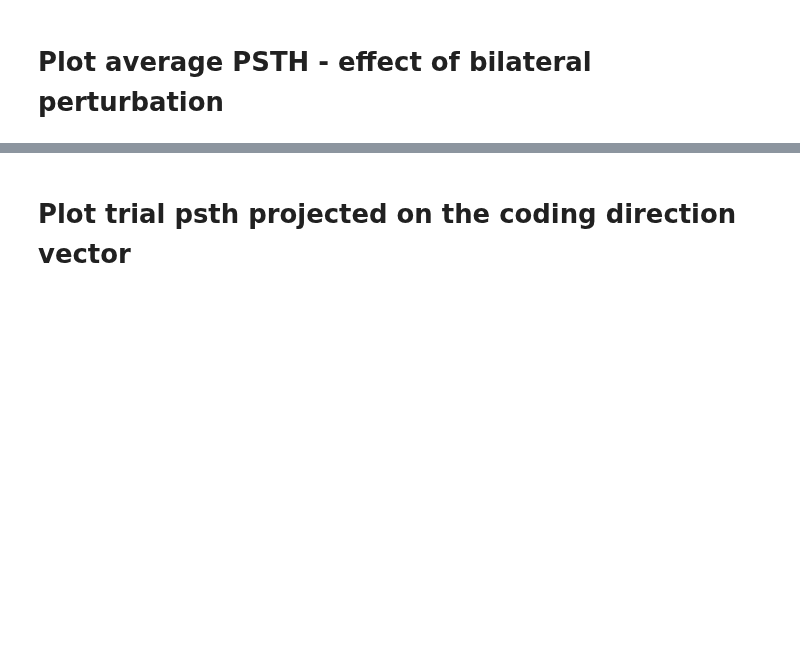
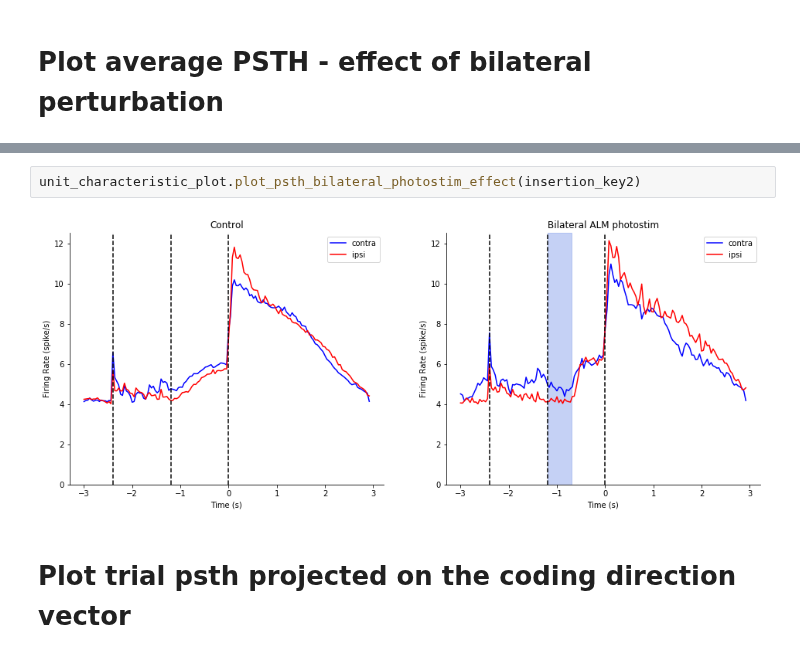
Before and after one commit to mesoscale-activity-map/map-ephys, a Jupyter notebook: notebook/plot_unit_metrics.ipynb, the cells around one changed output, grey strips where cells are left out. Saved outputs shown, nothing was run; the diff lists cells and outputs as text; blank space fills up the shorter version.

```diff
--- a/notebook/plot_unit_metrics.ipynb
+++ b/notebook/plot_unit_metrics.ipynb
@@ -75,3 +91,7 @@ unit_characteristic_plot.plot_psth_bilateral_photostim_effect(insertion_key)
+# %%
+unit_characteristic_plot.plot_psth_bilateral_photostim_effect(insertion_key2)
+# %% [output]
+[figure, added]
 # %% [markdown]
 # Plot trial psth projected on the coding direction vector
 # %% [markdown]
```
Also changed, not shown: parts of 20 cells of this notebook, 3 other files.
